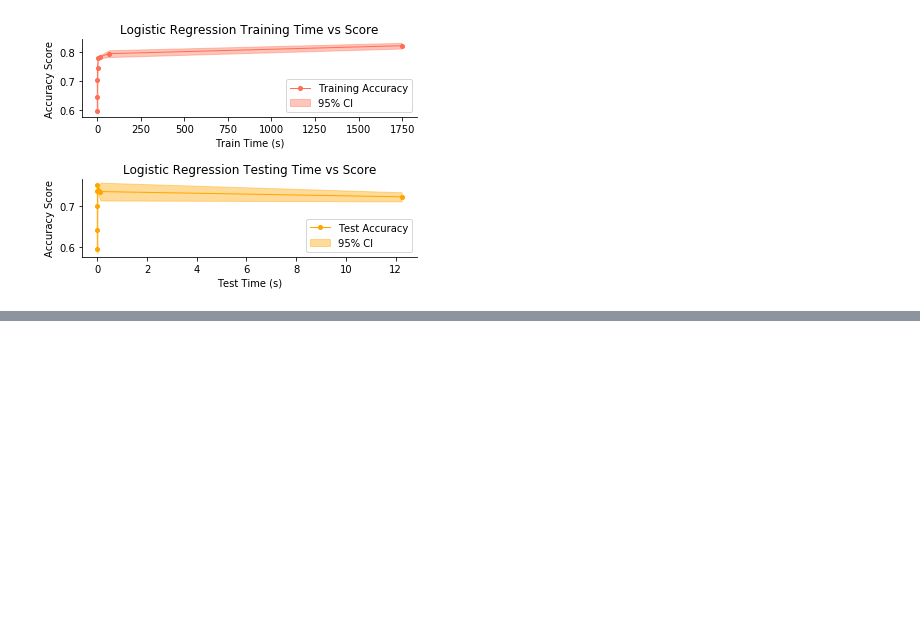
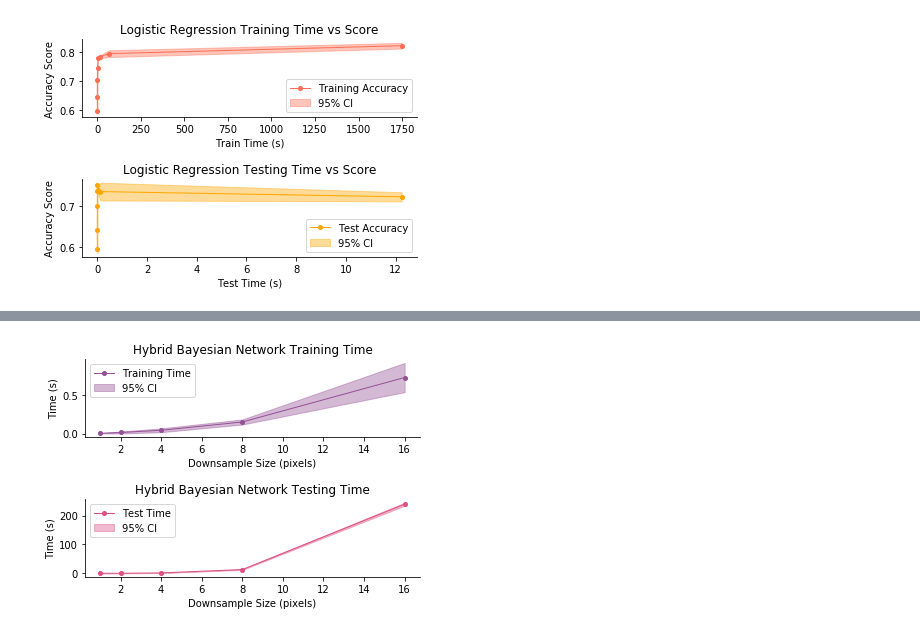
Before and after one commit to nextBillyonair/PGMImageInterpolation, a Jupyter notebook: src/ResultPlotting.ipynb, the cells around one changed output, grey strips where cells are left out. Cells and saved outputs as stored; diff of their text form; code cells hidden in the pictures; blank space fills up the shorter version.

```diff
--- a/src/ResultPlotting.ipynb
+++ b/src/ResultPlotting.ipynb
@@ -143,0 +170,16 @@ plt.savefig('../report/lr_graph_time_score.png', dpi=300, bbox_inches='tight')
+# %%
+fig, axs = img_utils.make_subplot(rows=2, cols=1)
+img_utils.lineplot_ci(axs[0], bn.index,
+                   list(bn['fit_time_mean']), list(bn['fit_time_std']),
+                   label="Training Time", title="Hybrid Bayesian Network Training Time",
+                   x_label="Downsample Size (pixels)", y_label="Time (s)",
+                   color=2, loc="upper left")
+img_utils.lineplot_ci(axs[1], bn.index,
+                   list(bn['score_time_mean']), list(bn['score_time_std']),
+                   label="Test Time", title="Hybrid Bayesian Network Testing Time",
+                   x_label="Downsample Size (pixels)", y_label="Time (s)",
+                   color=3, loc="upper left")
+plt.subplots_adjust(hspace = 0.8)
+plt.savefig('../report/bn_graph_time.png', dpi=300, bbox_inches='tight')
+# %% [output]
+[figure, added]
```
Also changed, not shown: parts of 4 cells of this notebook, 16 other files.
